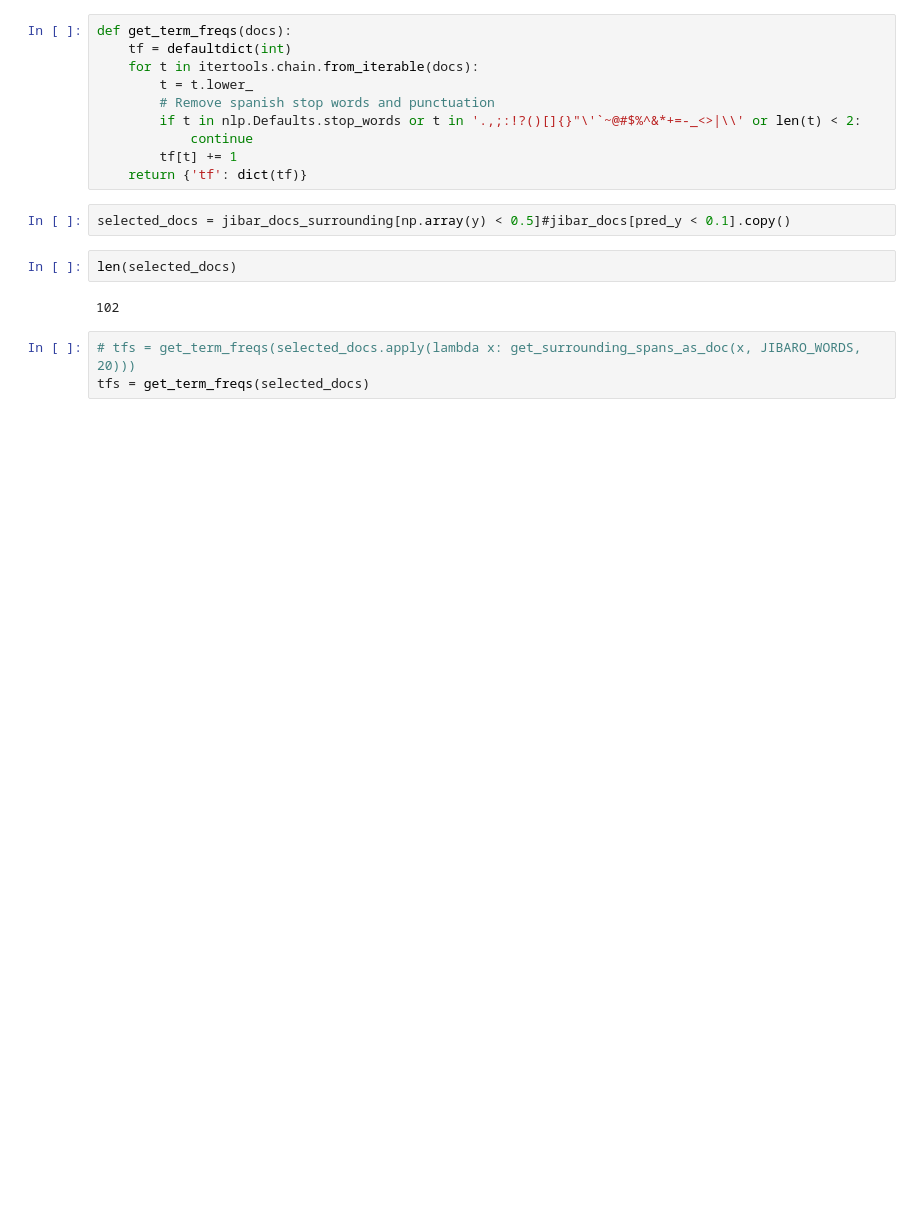
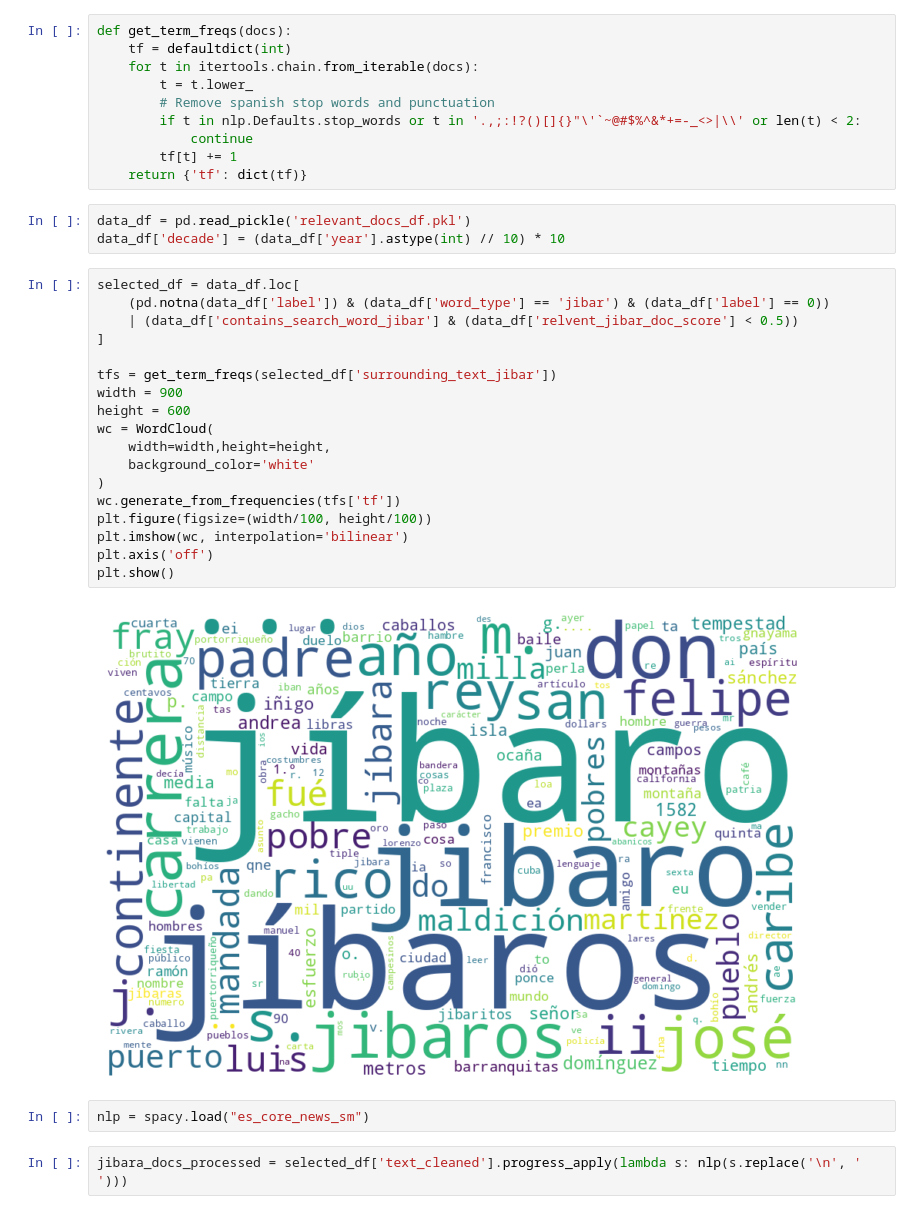
Before and after one commit to janithnw/newspaper-ocr, a Jupyter notebook: 05_word_clouds.ipynb, the cells around one changed output. Saved outputs shown, nothing was run; the diff lists cells and outputs as text; blank space fills up the shorter version.

Commit message:
Labelling

```diff
--- a/05_word_clouds.ipynb
+++ b/05_word_clouds.ipynb
@@ -391,12 +29,30 @@ def get_term_freqs(docs):
             continue
         tf[t] += 1
     return {'tf': dict(tf)}
-# %%
-selected_docs = jibar_docs_surrounding[np.array(y) < 0.5]#jibar_docs[pred_y < 0.1].copy()
-# %%
-len(selected_docs)
-# %% [output]
-102
-# %%
-# tfs = get_term_freqs(selected_docs.apply(lambda x: get_surrounding_spans_as_doc(x, JIBARO_WORDS, 20)))
-tfs = get_term_freqs(selected_docs)
+# %%
+data_df = pd.read_pickle('relevant_docs_df.pkl')
+data_df['decade'] = (data_df['year'].astype(int) // 10) * 10
+# %%
+selected_df = data_df.loc[
+    (pd.notna(data_df['label']) & (data_df['word_type'] == 'jibar') & (data_df['label'] == 0))
+    | (data_df['contains_search_word_jibar'] & (data_df['relvent_jibar_doc_score'] < 0.5))
+]
+
+tfs = get_term_freqs(selected_df['surrounding_text_jibar'])
+width = 900
+height = 600
+wc = WordCloud(
+    width=width,height=height,
+    background_color='white'
+)
+wc.generate_from_frequencies(tfs['tf'])
+plt.figure(figsize=(width/100, height/100))
+plt.imshow(wc, interpolation='bilinear')
+plt.axis('off')
+plt.show()
+# %% [output]
+[figure, added]
+# %%
+nlp = spacy.load("es_core_news_sm")
+# %%
+jibara_docs_processed = selected_df['text_cleaned'].progress_apply(lambda s: nlp(s.replace('\n', ' ')))
```
Also changed, not shown: parts of 81 cells of this notebook, 8 other files.
